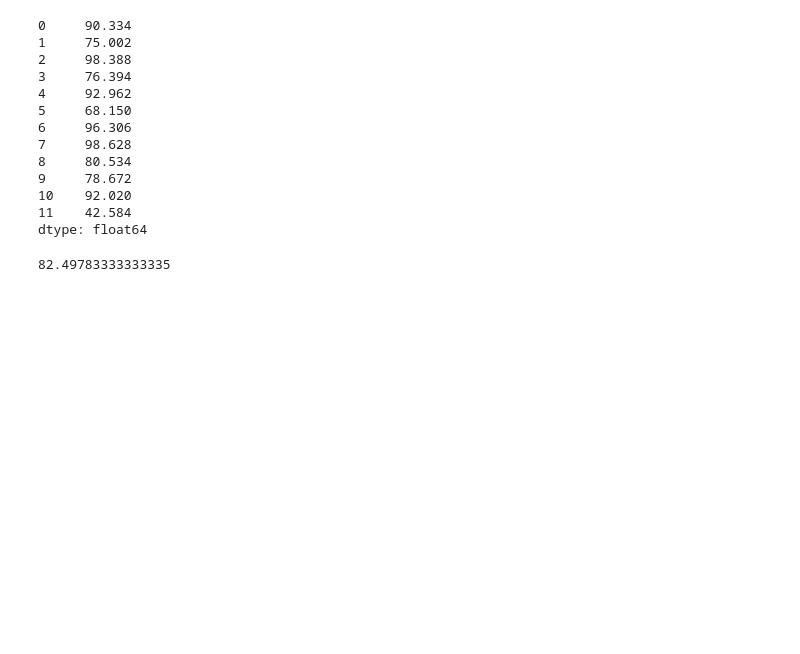
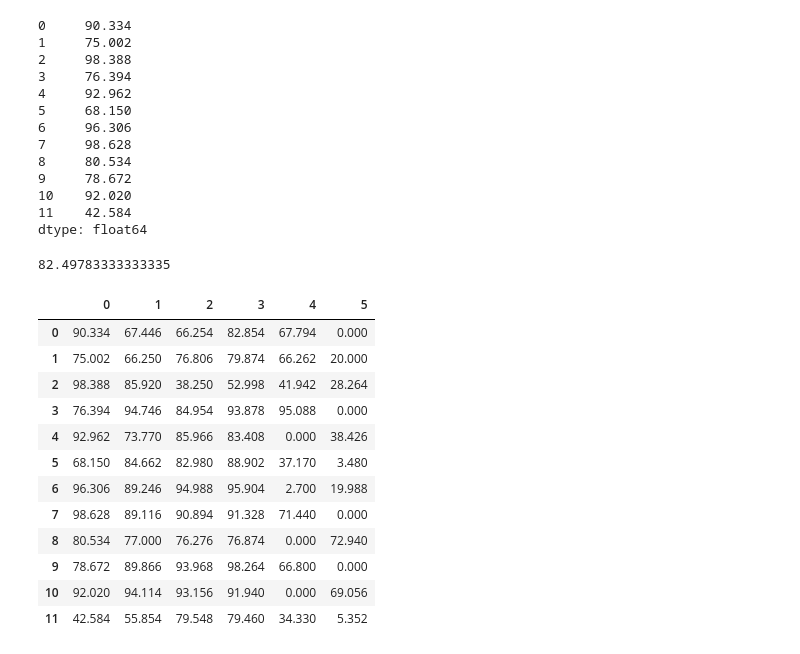
Before and after one commit to bartsvoboda/XAI_models, a Jupyter notebook: results_analysis/worst-case_analysis.ipynb, the cells around one changed output. Saved outputs shown, nothing was run; the diff lists cells and outputs as text; code cells hidden in the pictures; blank space fills up the shorter version.

Commit message:
add worst case wilcoxon tests

```diff
--- a/results_analysis/worst-case_analysis.ipynb
+++ b/results_analysis/worst-case_analysis.ipynb
@@ -436,0 +492,17 @@ ebm_fin.mean()
+# %%
+results_wilcox= pd.DataFrame([ebm_fin, cart_fin, lr_fin, lr_l2_fin, gnb_fin, dl_fin]).T
+results_wilcox
+# %% [output]
+|  | 0 | 1 | 2 | 3 | 4 | 5 |
+| 0 | 90.334 | 67.446 | 66.254 | 82.854 | 67.794 | 0.000 |
+| 1 | 75.002 | 66.250 | 76.806 | 79.874 | 66.262 | 20.000 |
+| 2 | 98.388 | 85.920 | 38.250 | 52.998 | 41.942 | 28.264 |
+| 3 | 76.394 | 94.746 | 84.954 | 93.878 | 95.088 | 0.000 |
+| 4 | 92.962 | 73.770 | 85.966 | 83.408 | 0.000 | 38.426 |
+| 5 | 68.150 | 84.662 | 82.980 | 88.902 | 37.170 | 3.480 |
+| 6 | 96.306 | 89.246 | 94.988 | 95.904 | 2.700 | 19.988 |
+| 7 | 98.628 | 89.116 | 90.894 | 91.328 | 71.440 | 0.000 |
+| 8 | 80.534 | 77.000 | 76.276 | 76.874 | 0.000 | 72.940 |
+| 9 | 78.672 | 89.866 | 93.968 | 98.264 | 66.800 | 0.000 |
+| 10 | 92.020 | 94.114 | 93.156 | 91.940 | 0.000 | 69.056 |
+| 11 | 42.584 | 55.854 | 79.548 | 79.460 | 34.330 | 5.352 |
```
Also changed, not shown: parts of 3 cells of this notebook, 1 other file.
